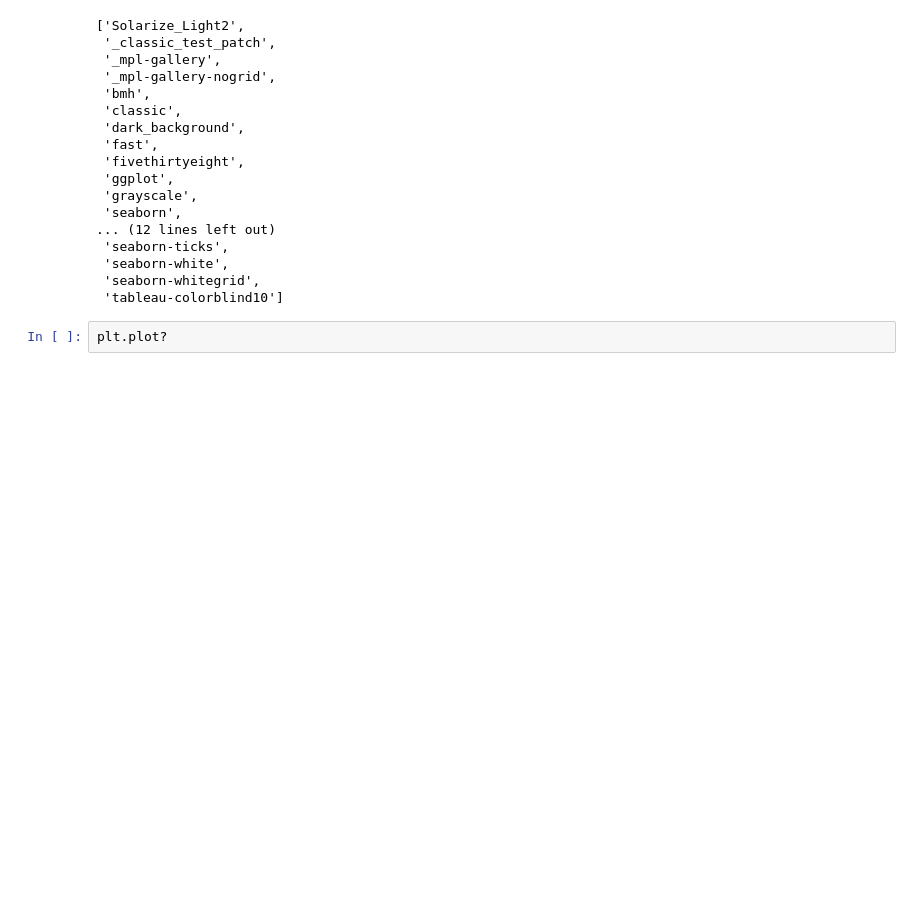
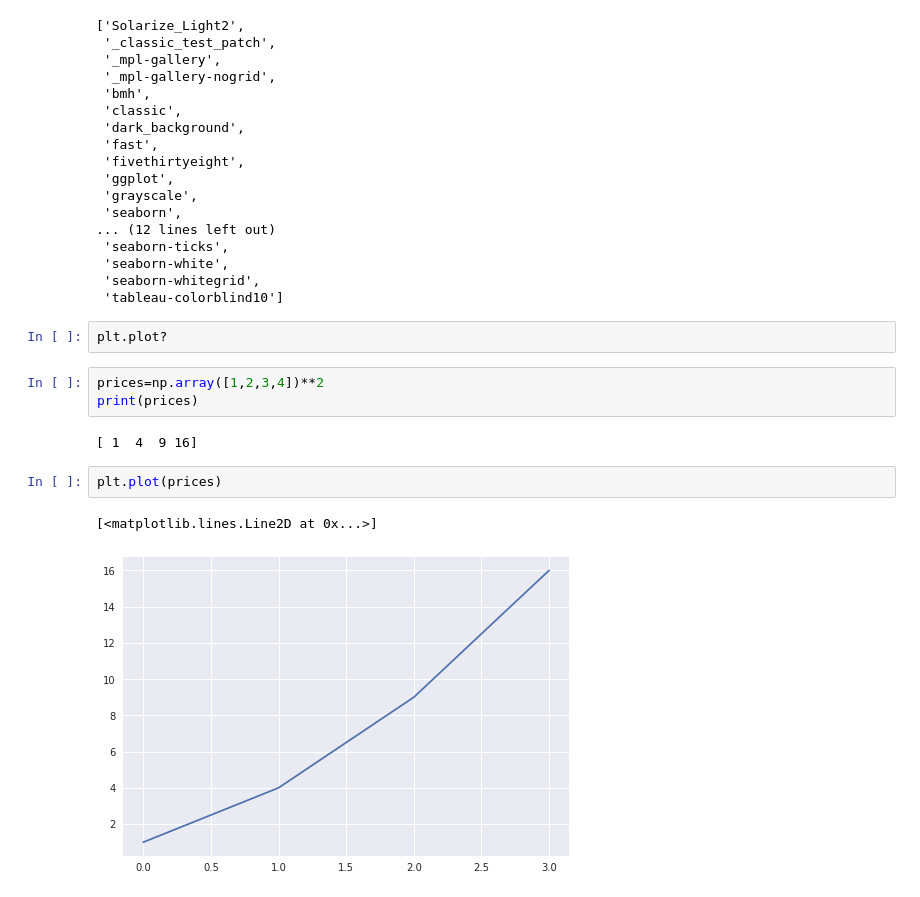
Before and after one commit to mohinesh9999/Kaggle, a Jupyter notebook: data-visualization.ipynb, the cells around one changed output. Cells and saved outputs as stored; diff of their text form; blank space fills up the shorter version.

Commit message:
Kaggle Notebook | Data Visualization | Version 2

```diff
--- a/data-visualization.ipynb
+++ b/data-visualization.ipynb
@@ -63,3 +63,13 @@ plt.style.available
  'tableau-colorblind10']
 # %%
 plt.plot?
+# %%
+prices=np.array([1,2,3,4])**2
+print(prices)
+# %% [output]
+[ 1  4  9 16]
+# %%
+plt.plot(prices)
+# %% [output]
+[<matplotlib.lines.Line2D at 0x...>]
+[figure, added]
```
Also changed, not shown: parts of 1 cell of this notebook.
